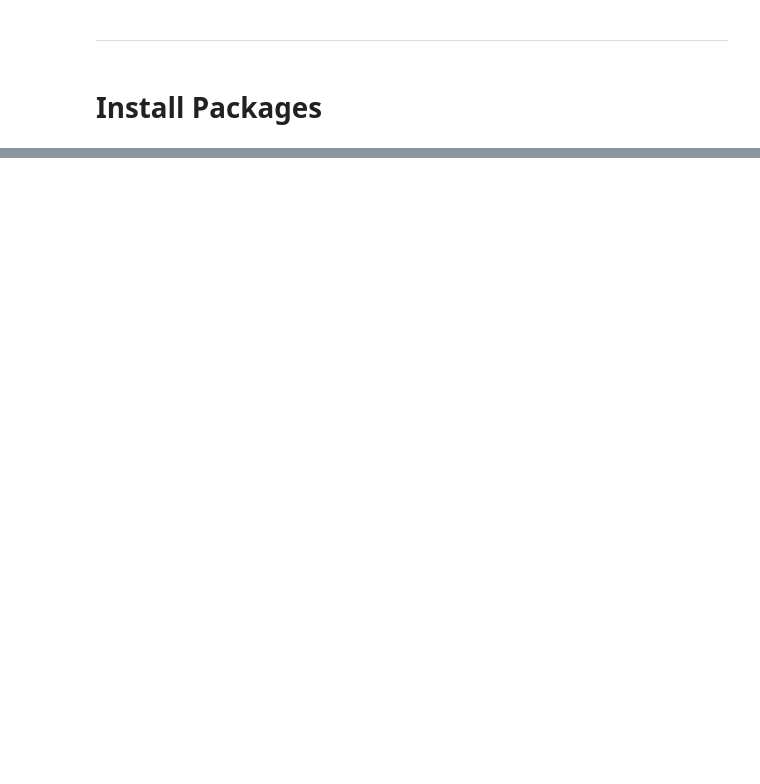
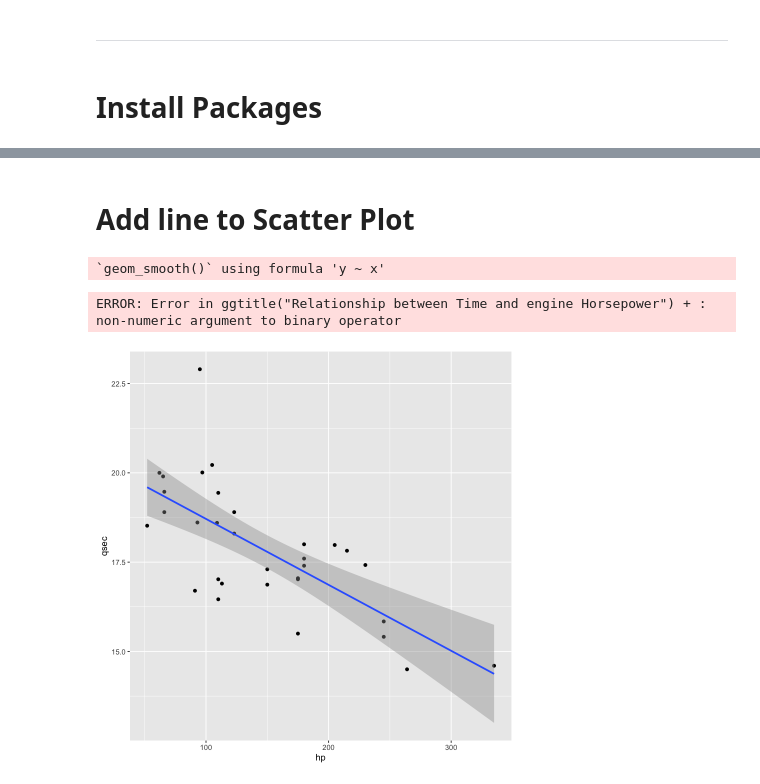
Before and after one commit to julieraeboucher/Data-Science-Assignments, a Jupyter notebook: DS102-R/DS102-R-L8.ipynb, the cells around one changed output, grey strips where cells are left out. Drawn from its saved outputs; the diff is of its cells as text; code cells hidden in the pictures; blank space fills up the shorter version.

```diff
--- a/DS102-R/DS102-R-L8.ipynb
+++ b/DS102-R/DS102-R-L8.ipynb
@@ -21,0 +64,14 @@ For your Lesson 8 Hands-On, use the `mtcars` data frame to examine the effect th
+# %% [markdown]
+# Add line to Scatter Plot
+# %%
+mtcars3 <- ggplot(mtcars, aes(x = hp, y = qsec))
+mtcars3 + geom_point() + geom_smooth(method=lm)
+ggtitle("Relationship between Time and engine Horsepower") +
+xlab("Horse Power") +
+ylab("Quarter Mile per Sec")
+
+# add agrument: `method=lm`
+# %% [output]
+`geom_smooth()` using formula 'y ~ x'
+ERROR: Error in ggtitle("Relationship between Time and engine Horsepower") + : non-numeric argument to binary operator
+[figure, added]
```
Also changed, not shown: parts of 29 cells of this notebook.
